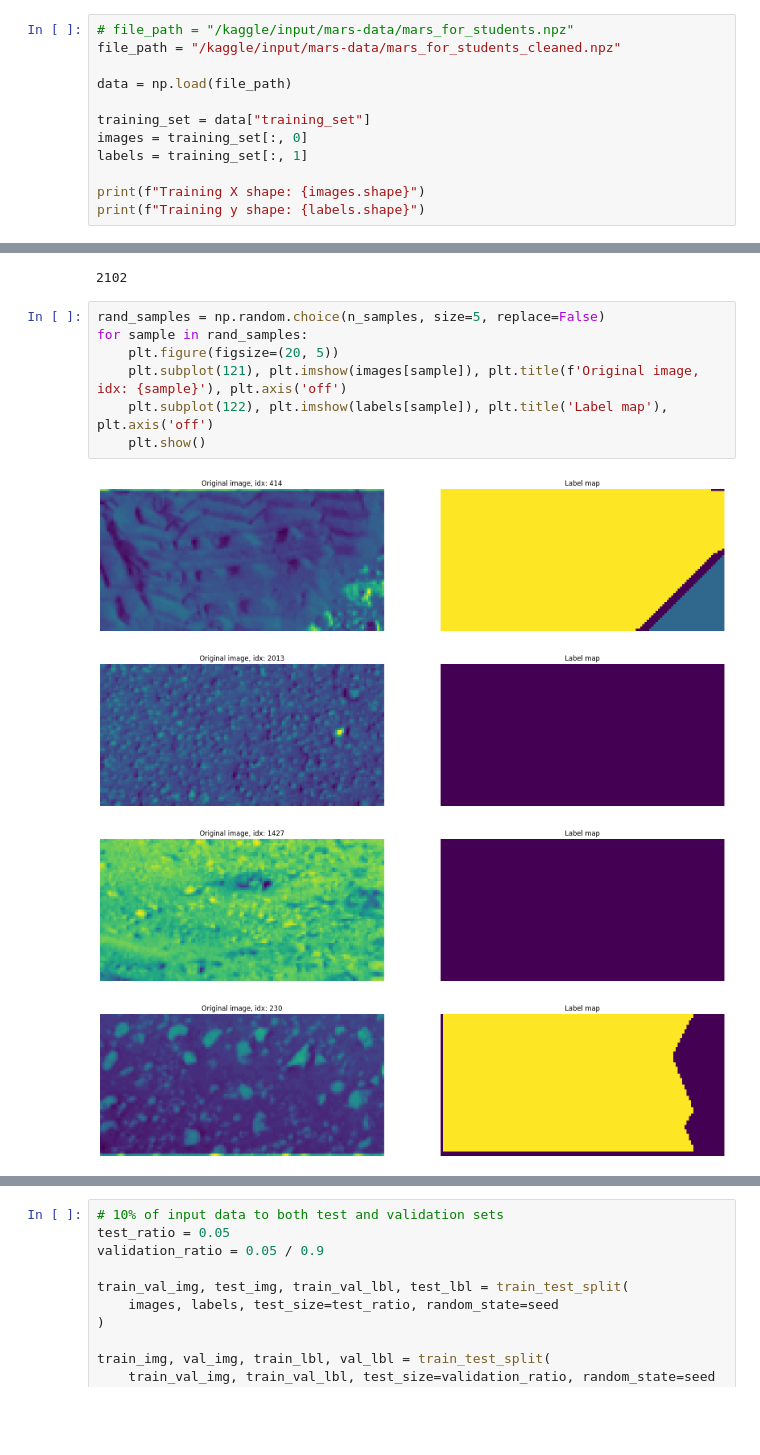
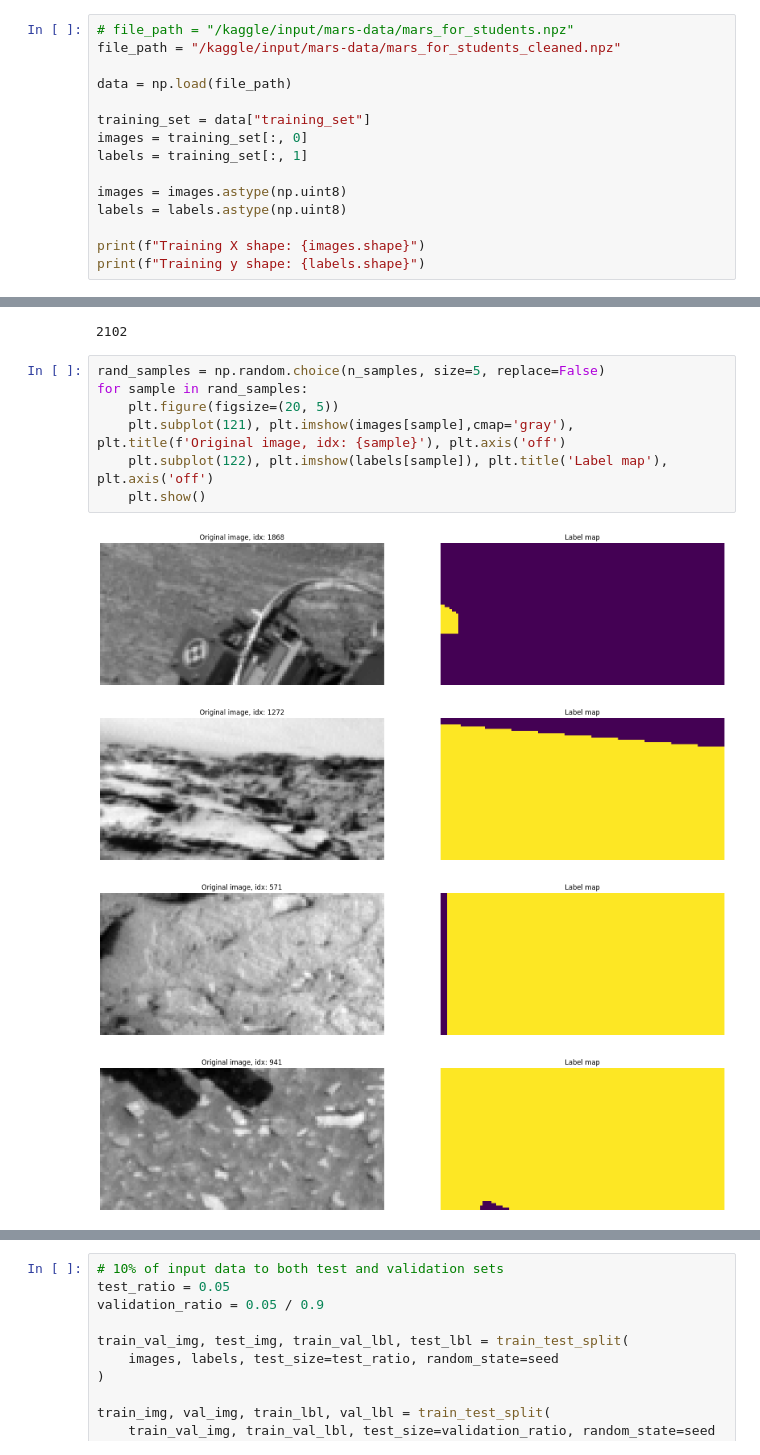
Before and after one commit to sissamatteo29/MarsTerrainSemanticSegmentation, a Jupyter notebook: angela-s-notebook.ipynb, the cells around one changed output, grey strips where cells are left out. Drawn from its saved outputs; the diff is of its cells as text; blank space fills up the shorter version.

```diff
--- a/angela-s-notebook.ipynb
+++ b/angela-s-notebook.ipynb
@@ -50,6 +55,9 @@ training_set = data["training_set"]
 images = training_set[:, 0]
 labels = training_set[:, 1]
 
+images = images.astype(np.uint8)
+labels = labels.astype(np.uint8)
+
 print(f"Training X shape: {images.shape}")
 print(f"Training y shape: {labels.shape}")
 # %% [output]
@@ -82,12 +90,12 @@ n_samples
 # %%
 rand_samples = np.random.choice(n_samples, size=5, replace=False)
 for sample in rand_samples:
     plt.figure(figsize=(20, 5))
-    plt.subplot(121), plt.imshow(images[sample]), plt.title(f'Original image, idx: {sample}'), plt.axis('off')
+    plt.subplot(121), plt.imshow(images[sample],cmap='gray'), plt.title(f'Original image, idx: {sample}'), plt.axis('off')
     plt.subplot(122), plt.imshow(labels[sample]), plt.title('Label map'), plt.axis('off')
     plt.show()
 # %% [output]
-[figure, old version]
+[figure, new version]
-[figure, old version]
+[figure, new version]
-[figure, old version]
+[figure, new version]
-[figure, old version]
+[figure, new version]
```
Also changed, not shown: parts of 25 cells of this notebook.
